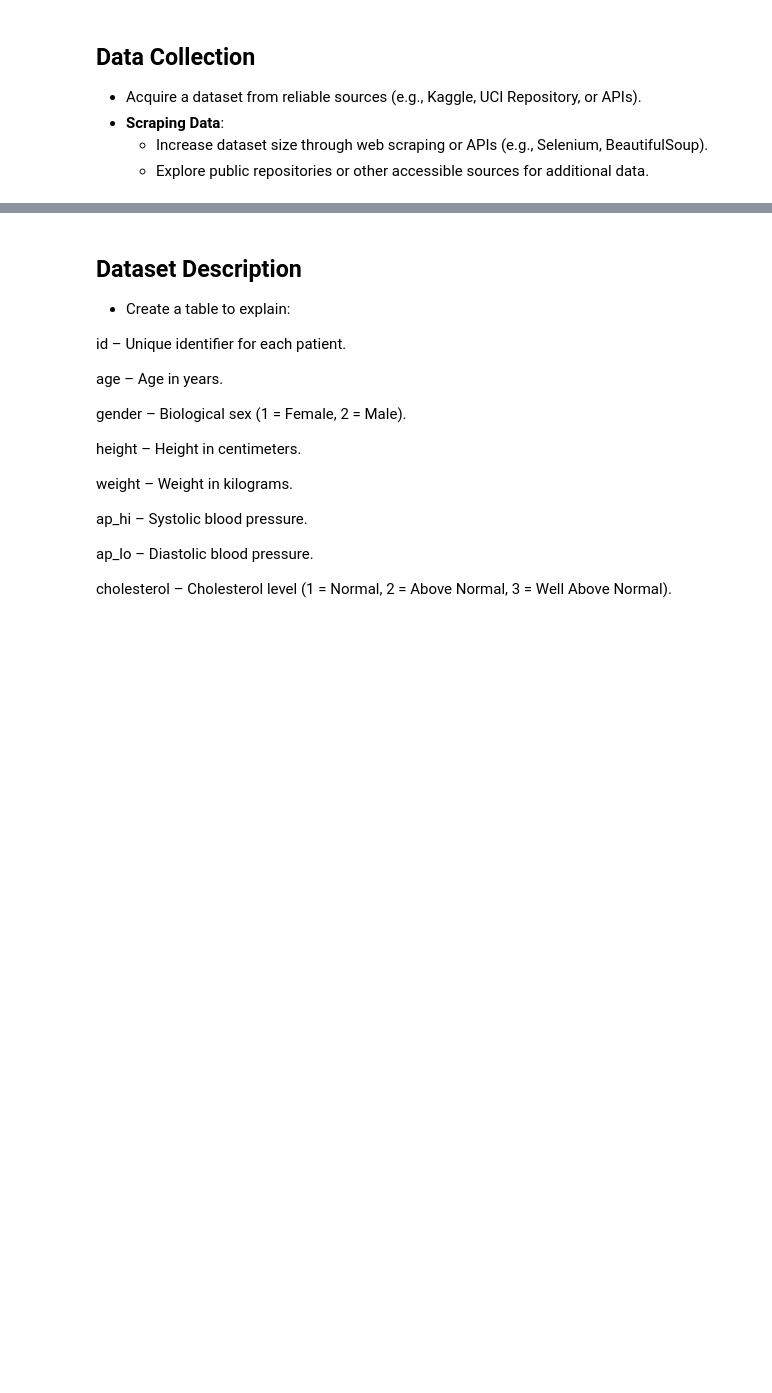
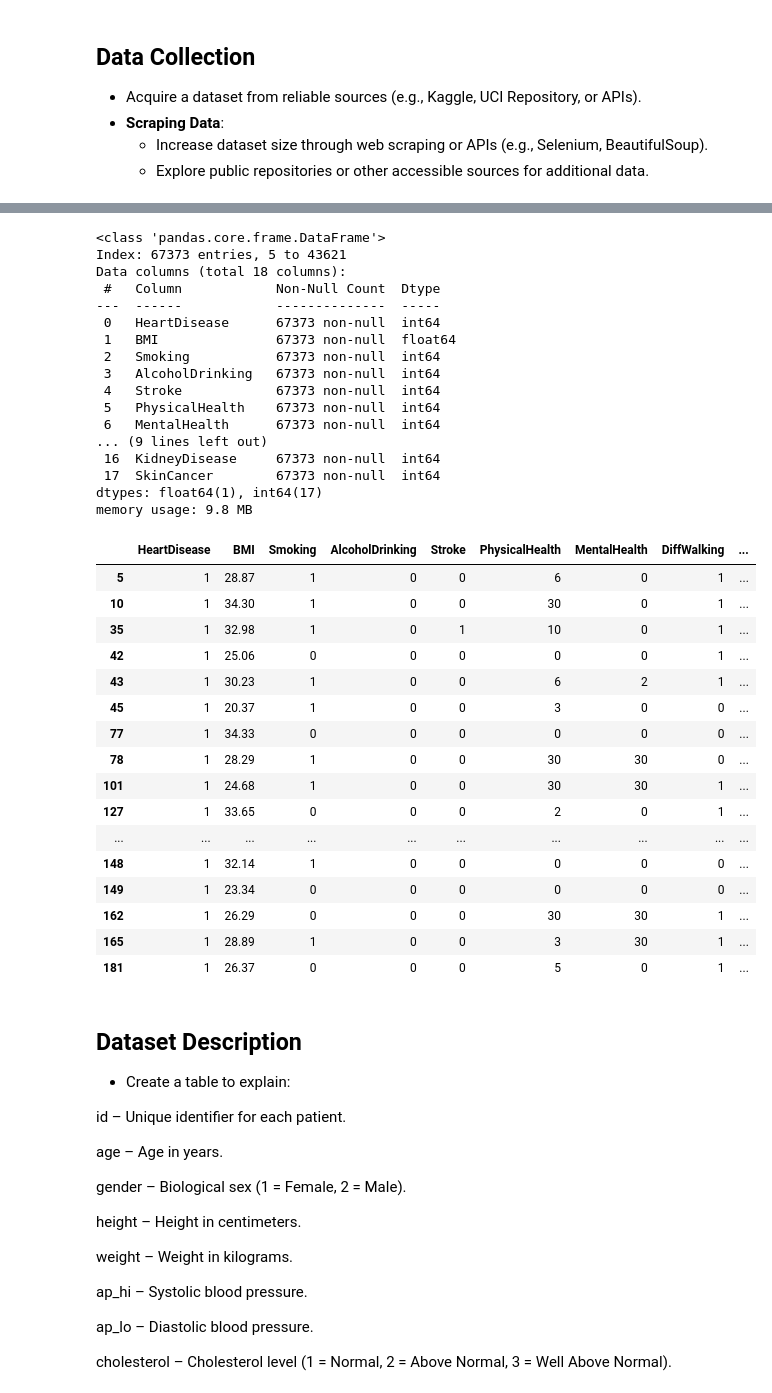
Before and after one commit to saifsame7/Health-Care-predictive-model, a Jupyter notebook: project_notebook_template.ipynb, the cells around one changed output, grey strips where cells are left out. Cells and saved outputs as stored; diff of their text form; code cells hidden in the pictures; blank space fills up the shorter version.

```diff
--- a/project_notebook_template.ipynb
+++ b/project_notebook_template.ipynb
@@ -68,3 +196,41 @@ df.head()
+# %%
+full_data.info()
+full_data.head(20)
+# %% [output]
+<class 'pandas.core.frame.DataFrame'>
+Index: 67373 entries, 5 to 43621
+Data columns (total 18 columns):
+ #   Column            Non-Null Count  Dtype
+---  ------            --------------  -----
+ 0   HeartDisease      67373 non-null  int64
+ 1   BMI               67373 non-null  float64
+ 2   Smoking           67373 non-null  int64
+ 3   AlcoholDrinking   67373 non-null  int64
+ 4   Stroke            67373 non-null  int64
+ 5   PhysicalHealth    67373 non-null  int64
+ 6   MentalHealth      67373 non-null  int64
+... (9 lines left out)
+ 16  KidneyDisease     67373 non-null  int64
+ 17  SkinCancer        67373 non-null  int64
+dtypes: float64(1), int64(17)
+memory usage: 9.8 MB
+|  | HeartDisease | BMI | Smoking | AlcoholDrinking | Stroke | PhysicalHealth | MentalHealth | DiffWalking | ... |
+| 5 | 1 | 28.87 | 1 | 0 | 0 | 6 | 0 | 1 | ... |
+| 10 | 1 | 34.30 | 1 | 0 | 0 | 30 | 0 | 1 | ... |
+| 35 | 1 | 32.98 | 1 | 0 | 1 | 10 | 0 | 1 | ... |
+| 42 | 1 | 25.06 | 0 | 0 | 0 | 0 | 0 | 1 | ... |
+| 43 | 1 | 30.23 | 1 | 0 | 0 | 6 | 2 | 1 | ... |
+| 45 | 1 | 20.37 | 1 | 0 | 0 | 3 | 0 | 0 | ... |
+| 77 | 1 | 34.33 | 0 | 0 | 0 | 0 | 0 | 0 | ... |
+| 78 | 1 | 28.29 | 1 | 0 | 0 | 30 | 30 | 0 | ... |
+| 101 | 1 | 24.68 | 1 | 0 | 0 | 30 | 30 | 1 | ... |
+| 127 | 1 | 33.65 | 0 | 0 | 0 | 2 | 0 | 1 | ... |
+| ... | ... | ... | ... | ... | ... | ... | ... | ... | ... |
+| 148 | 1 | 32.14 | 1 | 0 | 0 | 0 | 0 | 0 | ... |
+| 149 | 1 | 23.34 | 0 | 0 | 0 | 0 | 0 | 0 | ... |
+| 162 | 1 | 26.29 | 0 | 0 | 0 | 30 | 30 | 1 | ... |
+| 165 | 1 | 28.89 | 1 | 0 | 0 | 3 | 30 | 1 | ... |
+| 181 | 1 | 26.37 | 0 | 0 | 0 | 5 | 0 | 1 | ... |
 # %% [markdown]
 ## Dataset Description
 - Create a table to explain:
```
Also changed, not shown: parts of 8 cells of this notebook.
